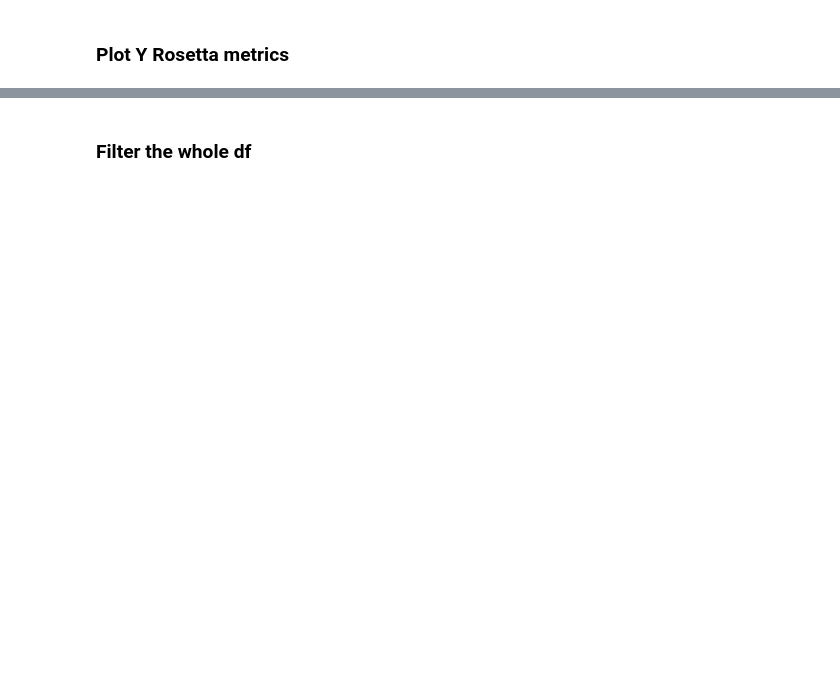
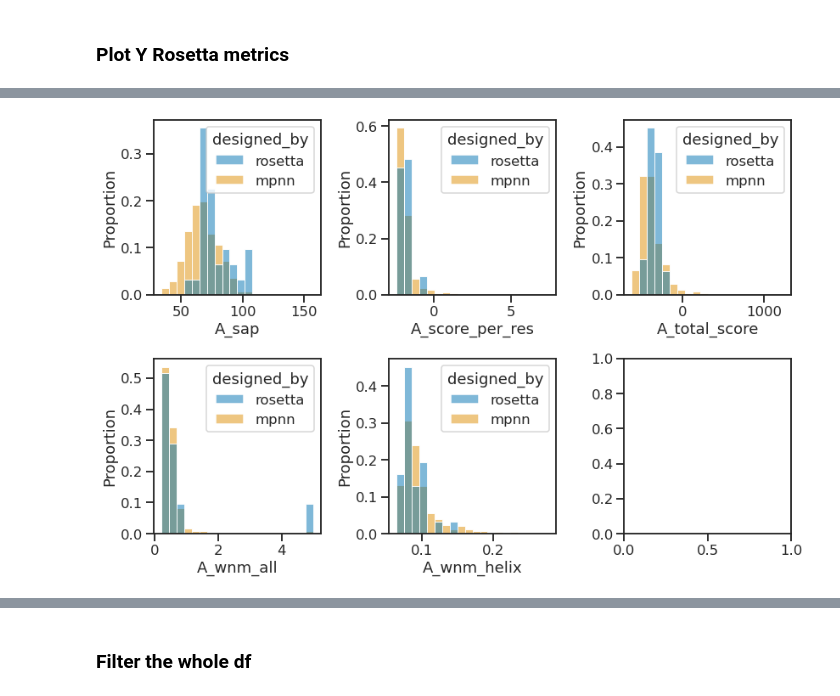
Before and after one commit to proleu/crispy_shifty, a Jupyter notebook: projects/crispy_shifties/09_filter_and_order.ipynb, the cells around one changed output, grey strips where cells are left out. Saved outputs shown, nothing was run; the diff lists cells and outputs as text; code cells hidden in the pictures; blank space fills up the shorter version.

```diff
--- a/projects/crispy_shifties/09_filter_and_order.ipynb
+++ b/projects/crispy_shifties/09_filter_and_order.ipynb
@@ -160,13 +164,17 @@ plt.savefig(os.path.join(output_path, "Y_all_scores.png"))
 # %%
 cols = [col for col in scores_df.columns if "A_" in col and "final_seq" not in col]
 
 the_fig = histplot_df(
     df=sample_df,
     cols=cols,
+    hue="designed_by",
+    stat="proportion",
+    common_norm=False,
     bins=20,
-    hue="designed_by",
 )
 plt.savefig(os.path.join(output_path, "A_all_scores.png"))
+# %% [output]
+[figure, added]
 # %%
 cols = [col for col in scores_df.columns if "B_" in col and "final_seq" not in col]
 
```
Also changed, not shown: parts of 21 cells of this notebook, 1 other file.
